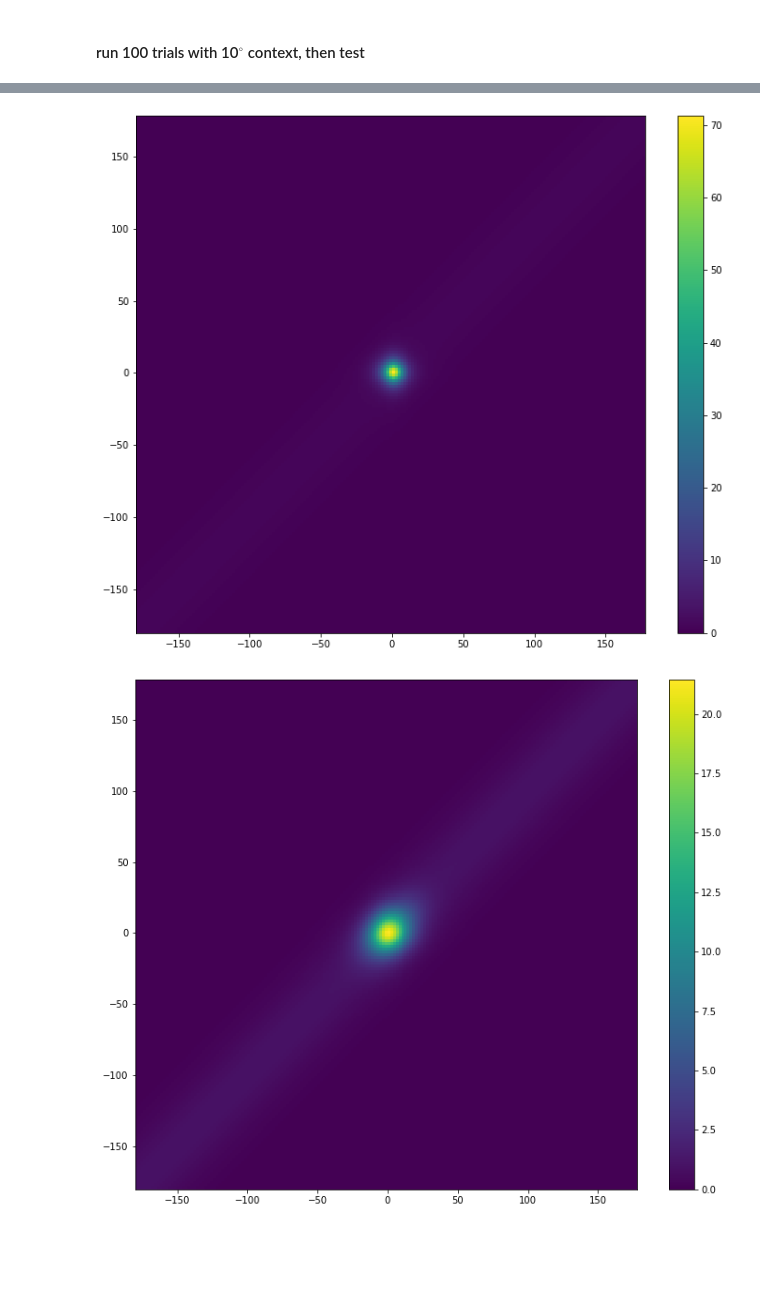
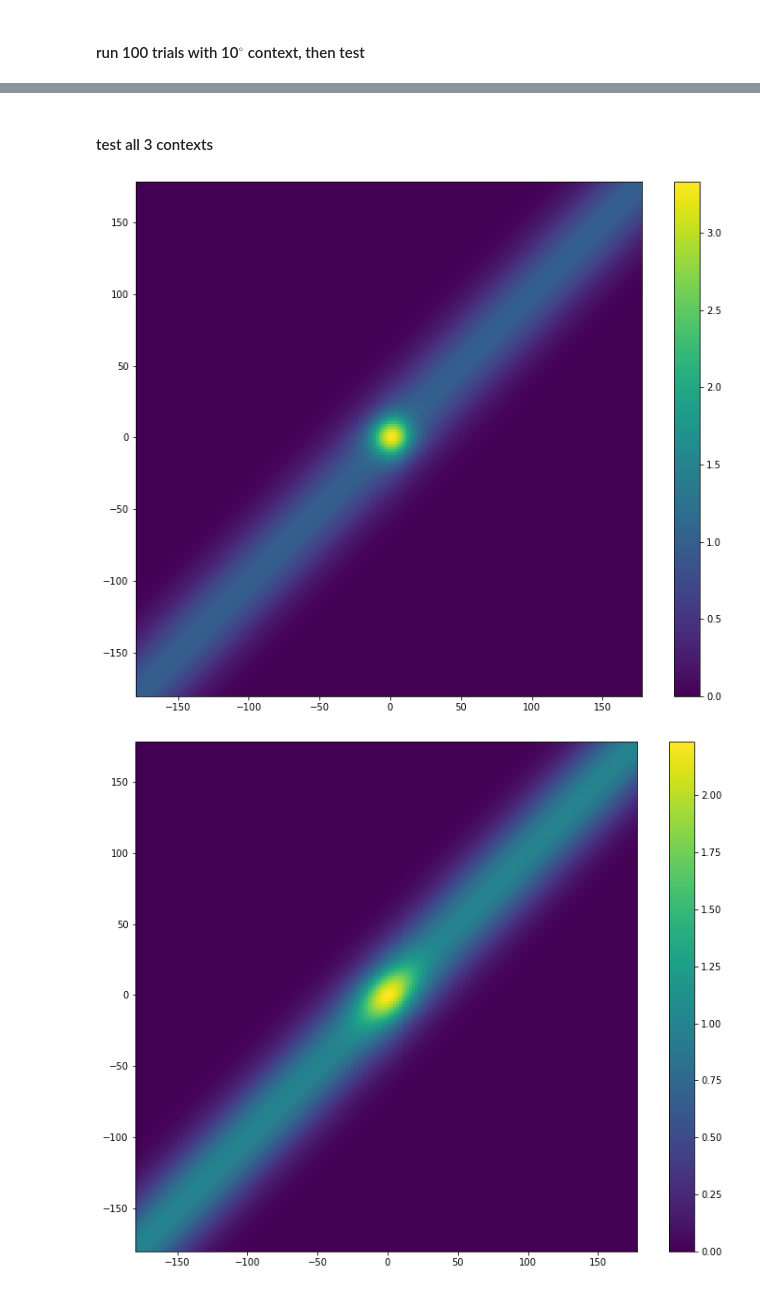
Before and after one commit to mwprestonjr/verstynen_2011_rpl, a Jupyter notebook: notebooks/verstynen_2011.ipynb, the cells around one changed output, grey strips where cells are left out. Saved outputs shown, nothing was run; the diff lists cells and outputs as text; code cells hidden in the pictures; blank space fills up the shorter version.

Commit message:
run probe trial after 100 trials with each context
reduced leaning rate
network showing experience-dependent bias

```diff
--- a/notebooks/verstynen_2011.ipynb
+++ b/notebooks/verstynen_2011.ipynb
@@ -335,21 +339,0 @@ plt.show()
-# %%
-# run an example second trial
-
-THETA = 0
-
-# run trial
-output, firing_rates_2, weights_2 = run_trial(weights[5], pref_dirs, THETA)
-
-# plot evolution of firing rates
-fig, ax = plt.subplots(1,6, figsize=[16,4], sharey='all')
-ax[0].set(ylabel='activation')
-for i in range(firing_rates.shape[0]):
-    ax[i].bar(np.arange(180), firing_rates_2[i])
-    ax[i].set(xlabel='unit')
-plt.show()
-
-# plot evolution of weights
-fig, ax = plt.subplots(1,6, figsize=[16,4], sharey='all')
-for i in range(firing_rates.shape[0]):
-    ax[i].pcolormesh(pref_dirs, pref_dirs, weights_2[i])
-plt.show()
@@ -404,7 +398,7 @@ firing_rates = np.zeros([N, len(pref_dirs)])
 weights = np.zeros([N, initial_weights.shape[0], initial_weights.shape[1]])
 
 # run trials
-for ii, target in enumerate(distr_uniform):
+for ii, target in enumerate(distr_10deg):
     # set weights
     if ii == 0 :
         W = initial_weights
@@ -433,3 +427,5 @@ Text(0.5, 1.0, 'final weights')
+# %% [markdown]
+#### test all 3 contexts
 # %%
 def test_context(target_distr):
     # define units with evenly spaced preferred directions
@@ -442,34 +438,35 @@ def test_context(target_distr):
     n_targets = len(target_distr)
     output = np.zeros(n_targets)
     firing_rates = np.zeros([n_targets, len(pref_dirs)])
     weights = np.zeros([n_targets, initial_weights.shape[0], initial_weights.shape[1]])
 
     # run trials
     for ii, target in enumerate(target_distr):
         # set weights
         if ii == 0 :
             W = initial_weights
         else:
             W = weights[ii-1]
 
         # run trial
         output[ii], _, weights_all = run_trial(W, pref_dirs, target,
                                                baseline=0, gain=1E3, spread=30,
-                                               beta=1E-5, alpha=1E-3)
+                                               beta=1E-6, alpha=1E-3)
         weights[ii] = weights_all[5]
 
     final_weights = weights[n_targets-i]
 
     # plot final weights
     plt.figure(figsize=[12,10])
     plt.pcolormesh(pref_dirs, pref_dirs, final_weights)
     plt.colorbar()
     plt.show()
 
     return final_weights
 
+final_weights = []
 for ii, target_distr in enumerate([distr_repeated, distr_10deg, distr_uniform]):
-    final_weights = test_context(target_distr)
+    final_weights.append(test_context(target_distr) )
 # %% [output]
-[figure, old version]
+[figure, new version]
-[figure, old version]
+[figure, new version]
```
Also changed, not shown: parts of 10 cells of this notebook.
